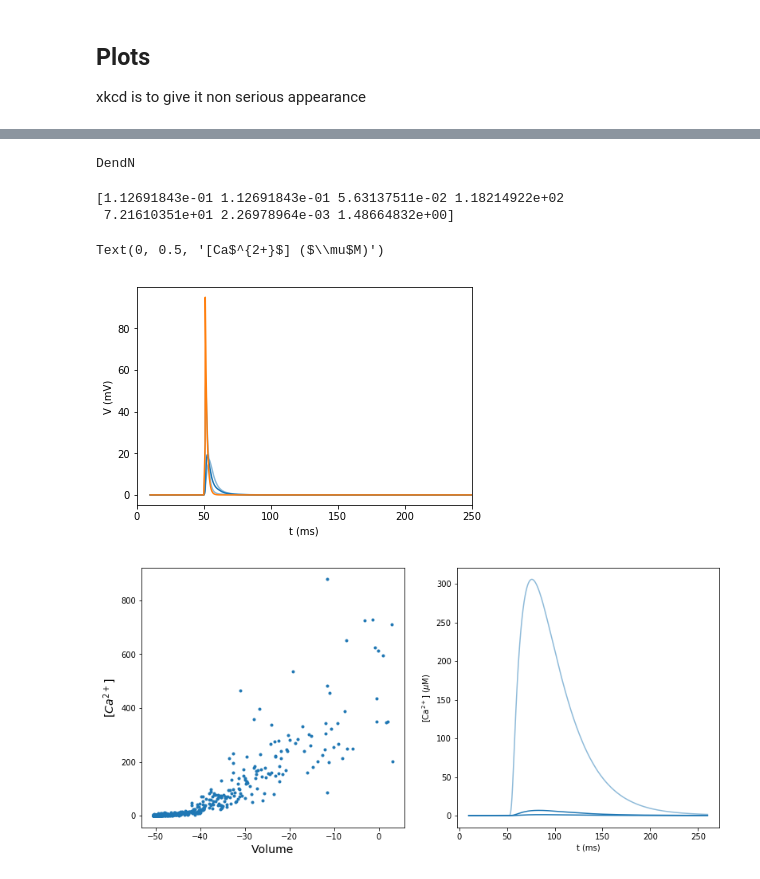
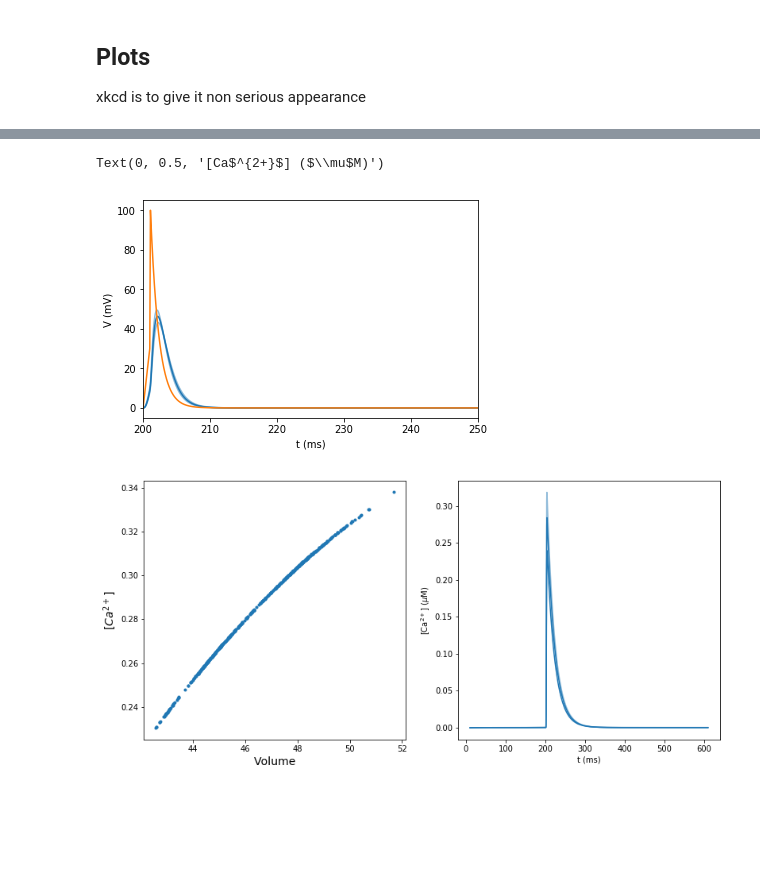
Before and after one commit to p-serna/SpineModel, a Jupyter notebook: Proper Spine Model w AP.ipynb, the cells around one changed output, grey strips where cells are left out. Saved outputs shown, nothing was run; the diff lists cells and outputs as text; code cells hidden in the pictures; blank space fills up the shorter version.

```diff
--- a/Proper Spine Model w AP.ipynb
+++ b/Proper Spine Model w AP.ipynb
@@ -424,6 +204,8 @@ currentGABA.record(GABA._ref_i)
 # %% [output]
 Vector[18]
 # %%
+dendsizeL0 = 10
+dendsizeL = max(max(max(dis['Dss'])+10,max(sis['Dss'])+10),178)
 neck = model.neck[0]
 Rneck = neck.L*1e-6/(neck.diam*1e-6/2.0)**2/pi*neck.Ra/100
 dend = model.dend[0]
@@ -438,12 +220,12 @@ dendc.L = dendsizeL
 dend.diam = 0.5
 print(dend.L,dend.diam,Rdend/1e6)
 Rdend +=dend.L*1e-6/2.0/(dend.diam*1e-6/2.0)**2/pi*dend.Ra/100
-dend = model.dend[-1]
+dend = model.dend[-2]
 dend.diam = 0.5
-dendsh = model.dend[-1]
-dend.L = 5
+dendsh = model.dend[-2]
+dend.L = 1
 print(dend.L,dend.diam,Rdend/1e6)
 Rdend +=dend.L*1e-6/2.0/(dend.diam*1e-6/2.0)**2/pi*dend.Ra/100
 Rdendf +=dend.L*1e-6/2.0/(dend.diam*1e-6/2.0)**2/pi*dend.Ra/100
-print("The resistance of neck and the dendritic impedance are %.2f and %2.f MΩ (resp.)" %(Rneck,Rdend/1e6))
+print("The resistance of neck and the dendritic impedance are %.2f and %2.f MΩ (resp.)" %(Rneck/1e6,Rdend/1e6))
 # %% [output]
@@ -460,5 +242,7 @@ dendN.L = 240
 dendc.nseg = int(dendc.L//10)+1
 dendN.nseg = int(dendN.L//10)+1
 
+dendc.nseg = 10
+dendN.nseg = 10
 print(dendc.nseg,dendN.nseg)
 # %% [output]
@@ -473,4 +266,4 @@ xkcd is to give it non serious appearance
 # %%
 gtrG = rhGABAR*30e-6*2/5.0
 gtrA = rhAMPAR*11e-6*3/5.0
-gtrN = rhNMDAR*30e-6*1.0/16.0/4.0/1.27
+gtrN = rhNMDAR*30e-6*1.0/16.0/4.0/1.27*5*50
@@ -489,9 +276,5 @@ std(gtrA*spn["A1"][:])/1e-3
 ta = linspace(0,40,10000)
 t =  lb.h.Vector(ta)
 y =  lb.h.Vector(ap(t))
-# %%
-dend
-# %% [output]
-DendN
 # %%
 
@@ -616,10 +403,10 @@ def simulateSetwfAP(spn,y,t,tG = 500,ton = 50,toffset = 50,t_stop = 250, EL = -6
     vavg[:,5] = sqrt(vavg[:,5]-vavg[:,4]**2)#/sqrt(vavg[0,6])
     return(vavg,mes,vtracs,vtracsD,vtracsS,Ctracs)
 # %%
-vavg,mes,vtracs,vtracsD,vtracsS,Ctracs = simulateSetwfAP(dis,y,t,tG = 500,ton = 500,toffset = 50,t_stop = 250, EL = -65,VDCC = array([100,0,0]),tAP = 40)
+VDCCa =  array([0.04023183, 0.08000483, 0.03416801, 0.02747762] )
+EL0 = -70
+
+vavg,mes,vtracs,vtracsD,vtracsS,Ctracs = simulateSetwfAP(dis,y,t,tG = 500,ton = 500,toffset = 50,t_stop = 250, EL = EL0,VDCC = VDCCa,tAP = 40)
-# %% [output]
-[1.12691843e-01 1.12691843e-01 5.63137511e-02 1.18214922e+02
- 7.21610351e+01 2.26978964e-03 1.48664832e+00]
 # %%
 toffset = 0
 ton = 0
@@ -628,35 +415,35 @@ vtracso = vtracs*1.0
 vtracso.sort(axis=1)
 plot(array(trec)-toffset-ton+10,vtracso[:,250]-vtracs[0,0],'C0-')
 plot(array(trec)-toffset-ton+10,vtracso[:,25]-vtracs[0,0],'C0-',alpha=0.5)
 plot(array(trec)-toffset-ton+10,vtracso[:,475]-vtracs[0,0],'C0-',alpha=0.5)
 
 vtracso = vtracsS*1.0
 vtracso.sort(axis=1)
 plot(array(trec)-toffset-ton+10,vtracso[:,250]-vtracs[0,0],'C1-')
 xlabel("t (ms)")
 ylabel("V (mV)")
-xlim(0,250)
+xlim(200,250)
 
-xlim(0,250)
+#xlim(0,250)
 fig = figure(figsize=(13,6))
 ax = fig.add_subplot(121)
 
 sel = mes[:,-1].argsort()
 plot(mes[sel,1],mes[sel,4],'.',label="Spine head")
 #plot(mes[sel,0],mes[sel,2]+65,label="Dendritic shaft")
 #plot(mes[sel,0],mes[sel,3]+65,label="Soma")
 #yscale("log")
 xlabel("Volume",fontsize=14)
 ylabel("$[Ca^{2+}]$",fontsize=14)
 ax = fig.add_subplot(122)
 ctracso = Ctracs*1.0
 ctracso.sort(axis=1)
 plot(array(trec)-toffset-ton+10,ctracso[:,250],'C0-')
 plot(array(trec)-toffset-ton+10,ctracso[:,25],'C0-')
 plot(array(trec)-toffset-ton+10,ctracso[:,475],'C0-',alpha=0.5)
 xlabel("t (ms)")
-ylabel("[Ca$^{2+}$] ($\mu$M)")
+label("[Ca$^{2+}$] ($\mu$M)")
 # %% [output]
 Text(0, 0.5, '[Ca$^{2+}$] ($\\mu$M)')
-[figure, old version]
+[figure, new version]
-[figure, old version]
+[figure, new version]
```
Also changed, not shown: parts of 48 cells of this notebook, 10 other files.
